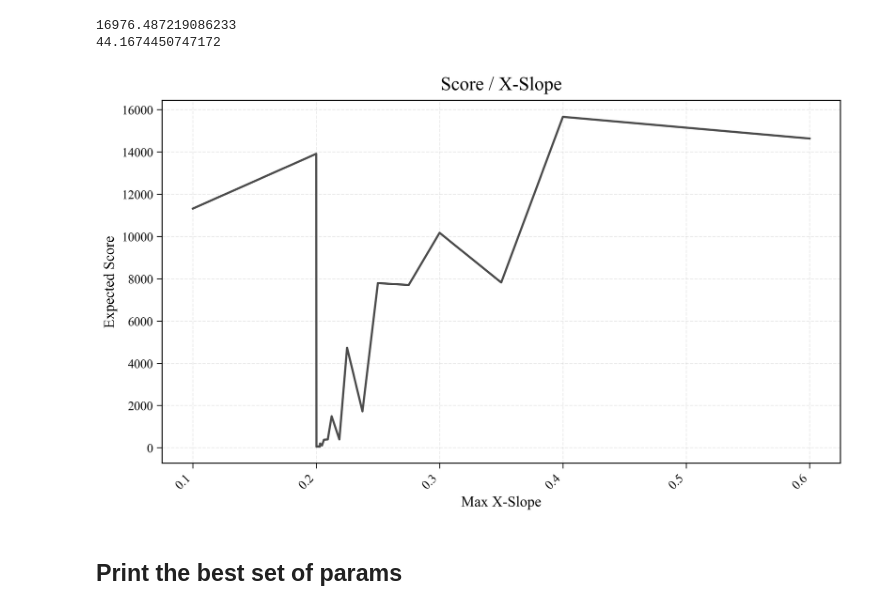
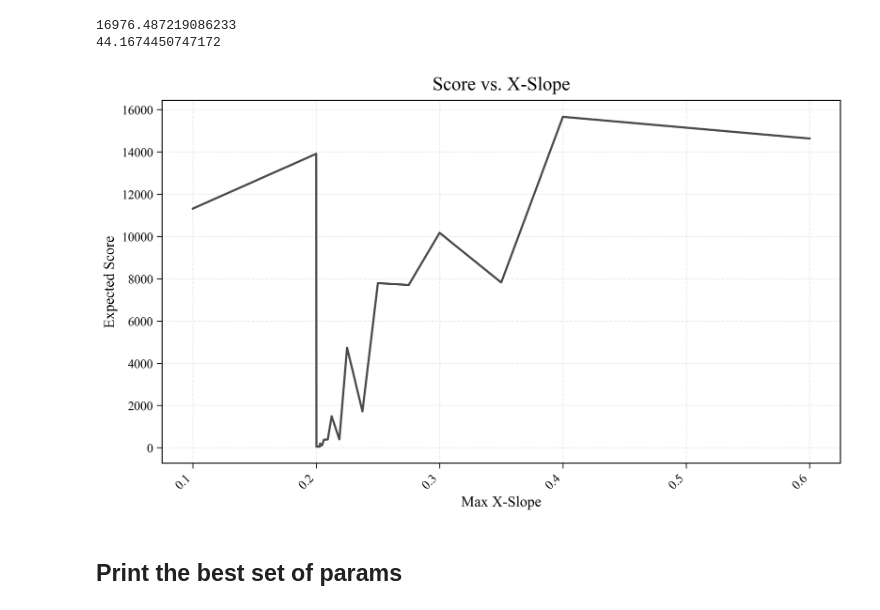
Before and after one commit to SvenHockers/velopix_tracking, a Jupyter notebook: results/Example.ipynb, the cells around one changed output. Cells and saved outputs as stored; diff of their text form; code cells hidden in the pictures.

```diff
--- a/results/Example.ipynb
+++ b/results/Example.ipynb
@@ -237,16 +237,16 @@ def plot_expected_score_by_param(
 # %%
 plot_expected_score_by_param(
     df,
     params='scatter',
     figsize=(10,6),
     colors=['#4C4C4C'],
     linestyles=['-','--'],
     linewidths=[2,2],
-    Title="Score / X-Slope",
+    Title="Score vs. X-Slope",
     XSlope="Max X-Slope"
 )
 # %% [output]
-[figure, old version]
+[figure, new version]
 # %% [markdown]
 ## Print the best set of params
 # %%
```
Also changed, not shown: 1 other file.
